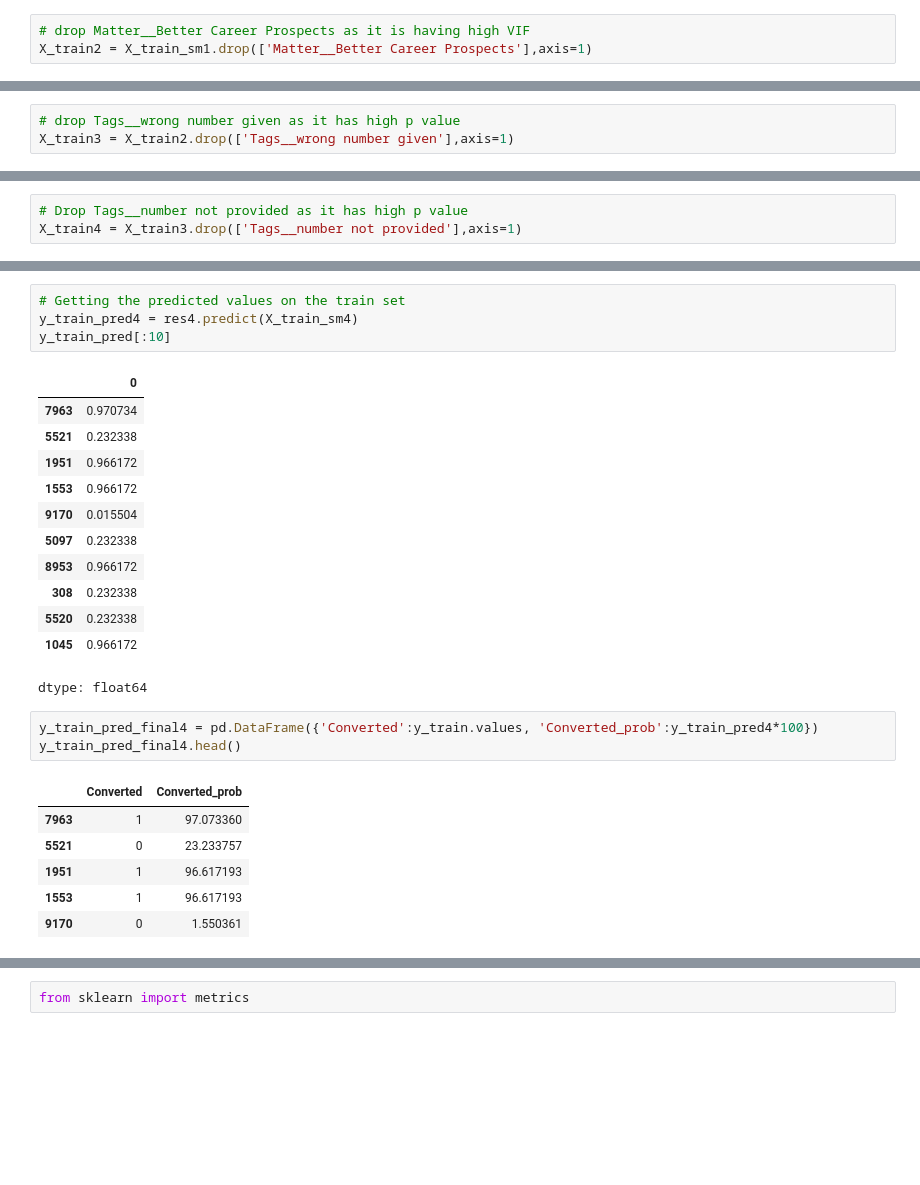
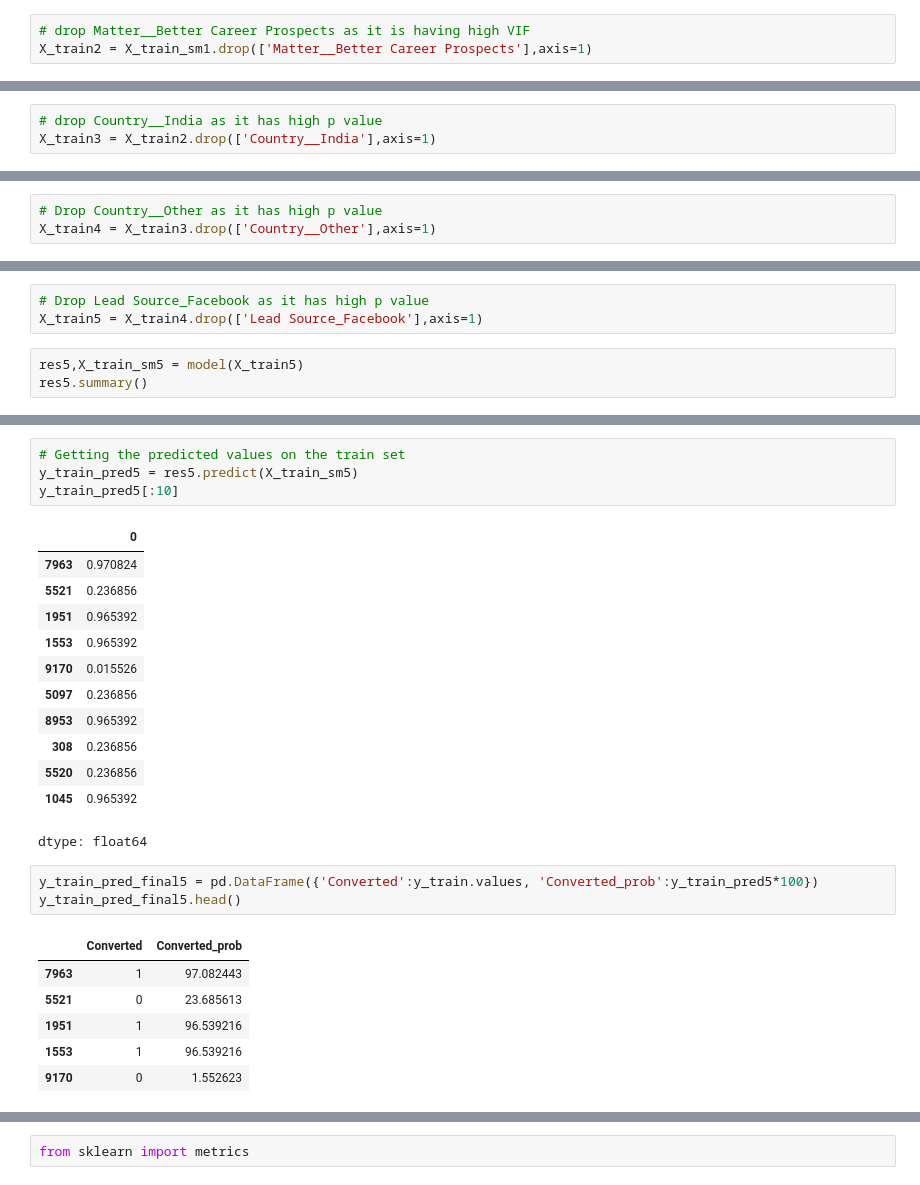
Before and after one commit to Rajeswar7913/GitHub-test, a Jupyter notebook: Lead_Score.ipynb, the cells around one changed output, grey strips where cells are left out. Drawn from its saved outputs; the diff is of its cells as text; blank space fills up the shorter version.

Commit message:
Created using Colab improved efficiency after converting some columns value

```diff
--- a/Lead_Score.ipynb
+++ b/Lead_Score.ipynb
@@ -752,6 +848,6 @@ Generalized Linear Model Regression Results
 # %%
-# drop Tags__wrong number given as it has high p value
-X_train3 = X_train2.drop(['Tags__wrong number given'],axis=1)
+# drop Country__India as it has high p value
+X_train3 = X_train2.drop(['Country__India'],axis=1)
 # %%
 res3,X_train_sm3 = model(X_train3)
 res3.summary()
@@ -785,6 +881,6 @@ Generalized Linear Model Regression Results
 # %%
-# Drop Tags__number not provided as it has high p value
-X_train4 = X_train3.drop(['Tags__number not provided'],axis=1)
+# Drop Country__Other as it has high p value
+X_train4 = X_train3.drop(['Country__Other'],axis=1)
 # %%
 res4,X_train_sm4 = model(X_train4)
 res4.summary()
@@ -817,0 +914,6 @@ Generalized Linear Model Regression Results
+# %%
+# Drop Lead Source_Facebook as it has high p value
+X_train5 = X_train4.drop(['Lead Source_Facebook'],axis=1)
+# %%
+res5,X_train_sm5 = model(X_train5)
+res5.summary()
@@ -818,28 +947,28 @@ Generalized Linear Model Regression Results
 # %%
 # Getting the predicted values on the train set
-y_train_pred4 = res4.predict(X_train_sm4)
-y_train_pred[:10]
+y_train_pred5 = res5.predict(X_train_sm5)
+y_train_pred5[:10]
 # %% [output]
 |  | 0 |
-| 7963 | 0.970734 |
-| 5521 | 0.232338 |
-| 1951 | 0.966172 |
-| 1553 | 0.966172 |
-| 9170 | 0.015504 |
-| 5097 | 0.232338 |
-| 8953 | 0.966172 |
-| 308 | 0.232338 |
-| 5520 | 0.232338 |
-| 1045 | 0.966172 |
+| 7963 | 0.970824 |
+| 5521 | 0.236856 |
+| 1951 | 0.965392 |
+| 1553 | 0.965392 |
+| 9170 | 0.015526 |
+| 5097 | 0.236856 |
+| 8953 | 0.965392 |
+| 308 | 0.236856 |
+| 5520 | 0.236856 |
+| 1045 | 0.965392 |
 dtype: float64
 # %%
-y_train_pred_final4 = pd.DataFrame({'Converted':y_train.values, 'Converted_prob':y_train_pred4*100})
-y_train_pred_final4.head()
+y_train_pred_final5 = pd.DataFrame({'Converted':y_train.values, 'Converted_prob':y_train_pred5*100})
+y_train_pred_final5.head()
 # %% [output]
 |  | Converted | Converted_prob |
-| 7963 | 1 | 97.073360 |
-| 5521 | 0 | 23.233757 |
-| 1951 | 1 | 96.617193 |
-| 1553 | 1 | 96.617193 |
-| 9170 | 0 | 1.550361 |
+| 7963 | 1 | 97.082443 |
+| 5521 | 0 | 23.685613 |
+| 1951 | 1 | 96.539216 |
+| 1553 | 1 | 96.539216 |
+| 9170 | 0 | 1.552623 |
 # %%
```
Also changed, not shown: parts of 36 cells of this notebook.
